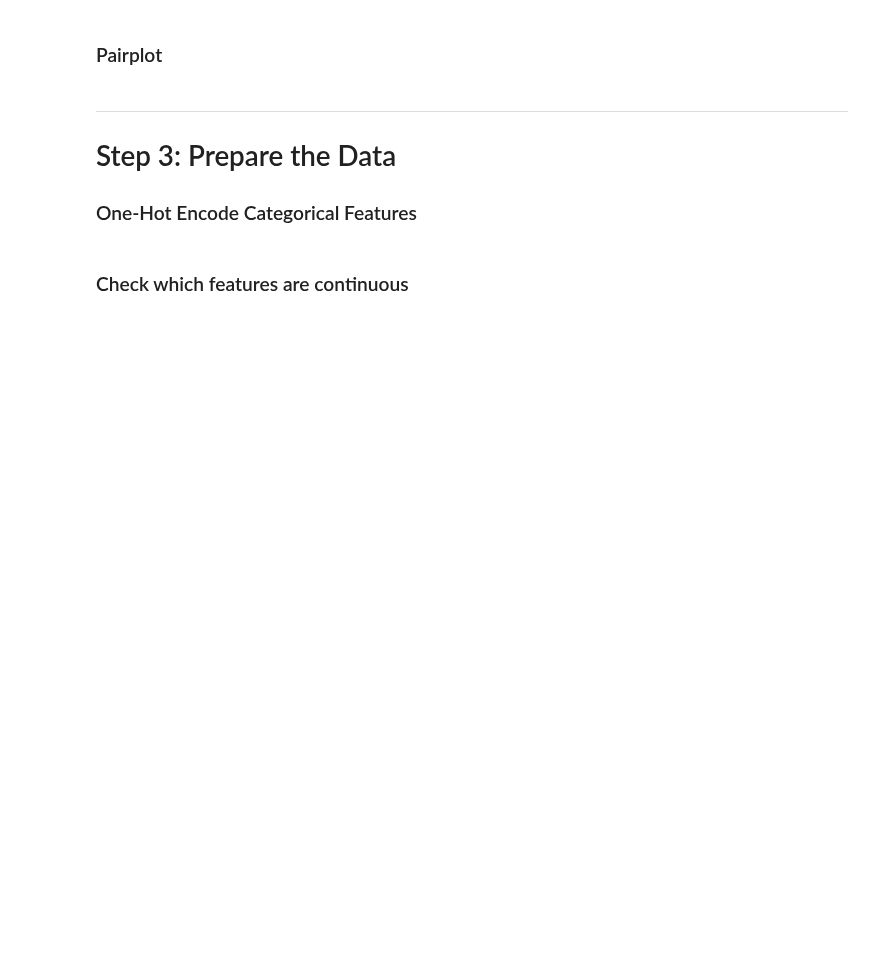
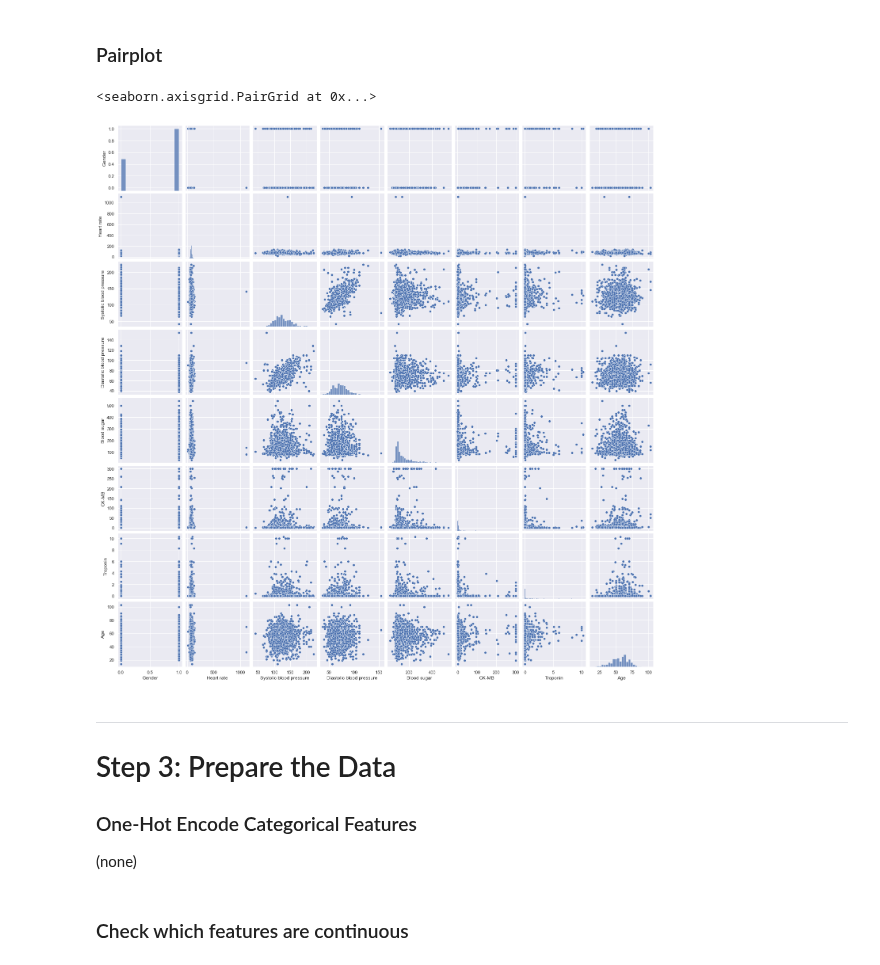
Before and after one commit to OscarKodes/regression_practice_heart_attack_data, a Jupyter notebook: Heart Attack - Regression.ipynb, the cells around one changed output. Saved outputs shown, nothing was run; the diff lists cells and outputs as text; code cells hidden in the pictures; blank space fills up the shorter version.

```diff
--- a/Heart Attack - Regression.ipynb
+++ b/Heart Attack - Regression.ipynb
@@ -52,10 +165,17 @@ data.head()
 # %% [markdown]
 ### Pairplot
+# %%
+sns.pairplot(training_set)
+# %% [output]
+<seaborn.axisgrid.PairGrid at 0x...>
+[figure, added]
 # %% [markdown]
 ---
 
 # Step 3: Prepare the Data
 
 ### One-Hot Encode Categorical Features
+
+(none)
 # %% [markdown]
 ### Check which features are continuous
```
Also changed, not shown: parts of 17 cells of this notebook.
